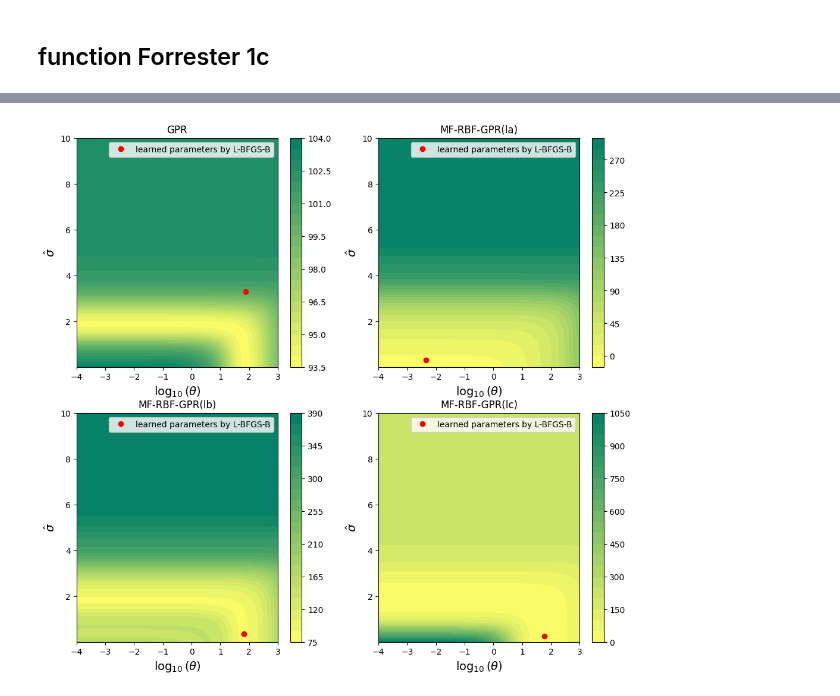
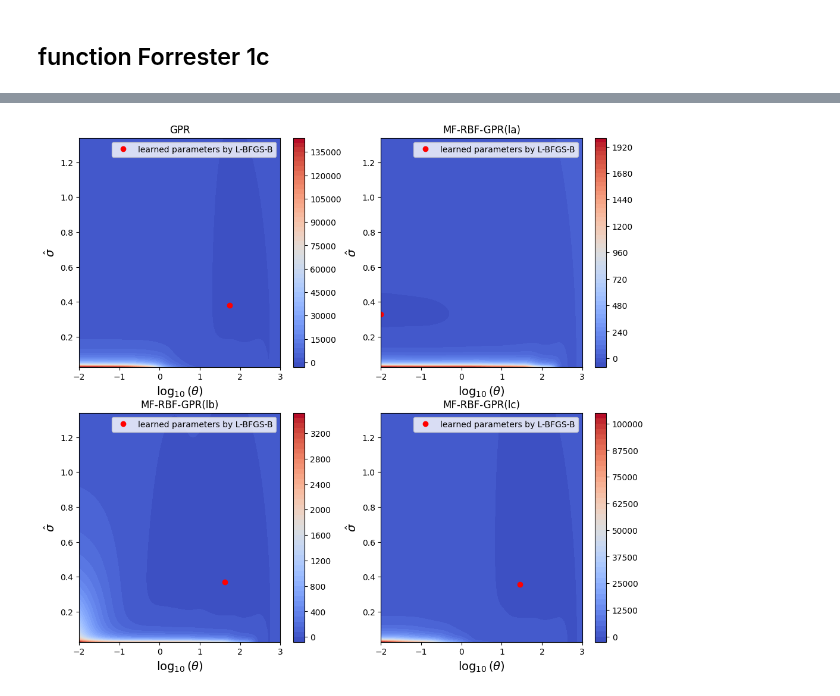
Before and after one commit to bessagroup/mfbml, a Jupyter notebook: examples/test_mfrbfgpr/landscape_of_nll.ipynb, the cells around one changed output, grey strips where cells are left out. Saved outputs shown, nothing was run; the diff lists cells and outputs as text; code cells hidden in the pictures.

Commit message:
results for noiseless

```diff
--- a/examples/test_mfrbfgpr/landscape_of_nll.ipynb
+++ b/examples/test_mfrbfgpr/landscape_of_nll.ipynb
@@ -308,4 +253,8 @@ mfrbfgp1b.train(samples=sample_x, responses=sample_y_1b)
 end_time = time.time()
 mfrbfgp1b_time = end_time - start_time
 print("mfrbfgp1b time: ", end_time - start_time)
+theta_learned_mfrbfgp1b = np.log10(mfrbfgp1b.kernel.param)
+noise_learned_mfrbfgp1b = mfrbfgp1b.noise
+print("learned theta: ", theta_learned_mfrbfgp1b)
+print("learned noise: ", noise_learned_mfrbfgp1b)
 # %% [output]
@@ -408,4 +358,8 @@ mfrbfgp1c.train(samples=sample_x, responses=sample_y_1c)
 end_time = time.time()
 mfrbfgp1c_time = end_time - start_time
 print("mfrbfgp1c time: ", end_time - start_time)
+theta_learned_mfrbfgp1c = np.log10(mfrbfgp1c.kernel.param)
+noise_learned_mfrbfgp1c = mfrbfgp1c.noise
+print("learned theta: ", theta_learned_mfrbfgp1c)
+print("learned noise: ", noise_learned_mfrbfgp1c)
 # %% [output]
@@ -484,0 +401,12 @@ mfrbfgp1c:  0.27506543186619153
+# %%
+#  generate the meshgrid for the parameters theta and noise
+mfrbfgp1c.noise = None
+theta = np.linspace(-2, 3, 100)
+noise = np.linspace(0.01, 0.5, 100)
+theta, noise = np.meshgrid(theta, noise)
+# calculate the log_likelihood
+log_likelihood1c = np.zeros(theta.shape)
+for i in range(theta.shape[0]):
+    for j in range(theta.shape[1]):
+        list_params = [theta[i, j], noise[i, j]]
+        log_likelihood1c[i, j] = mfrbfgp1c._logLikelihood(params=list_params)
@@ -487,8 +444,8 @@ mfrbfgp1c:  0.27506543186619153
 
 fig, ax = plt.subplots(2, 2, figsize=(12, 11))
 # plot the log_likelihood
-cs = ax[0, 0].contourf(theta, noise, log_likelihood_gpr,
-                       levels=20, cmap=cm.summer_r)
+cs = ax[0, 0].contourf(theta, noise*gpr.y_std, log_likelihood_gpr,
+                       levels=50, cmap=cm.coolwarm)
 ax[0, 0].plot(theta_learned_gpr, noise_learned_gpr, "ro",
               label="learned parameters by L-BFGS-B")
 ax[0, 0].legend(loc="best")
@@ -497,49 +454,49 @@ ax[0, 0].set_ylabel(r"$\hat{\sigma}$", fontsize=14)
 ax[0, 0].set_title("GPR")
 fig.colorbar(cs)
 # plot the log_likelihood
-cs = ax[0, 1].contourf(theta, noise, log_likelihood1a,
-                       levels=20, cmap=cm.summer_r)
-ax[0, 1].plot(np.log10(mfrbfgp1a.kernel.param[0]),
-              mfrbfgp1a.noise,
+cs = ax[0, 1].contourf(theta, noise*mfrbfgp1a.yh_std, log_likelihood1a,
+                       levels=50, cmap=cm.coolwarm)
+ax[0, 1].plot(theta_learned_mfrbfgp1a,
+              noise_learned_mfrbfgp1a,
               "ro",
               label="learned parameters by L-BFGS-B",
               )
 ax[0, 1].legend(loc="best")
 ax[0, 1].set_xlabel(r"$\log_{10}(\theta)$", fontsize=14)
 ax[0, 1].set_ylabel(r"$\hat{\sigma}$", fontsize=14)
 ax[0, 1].set_title("MF-RBF-GPR(la)")
 fig.colorbar(cs)
 # plot the log_likelihood
-cs = ax[1, 0].contourf(theta, noise, log_likelihood1b,
-                       levels=20, cmap=cm.summer_r)
+cs = ax[1, 0].contourf(theta, noise*mfrbfgp1b.yh_std, log_likelihood1b,
+                       levels=50, cmap=cm.coolwarm)
 ax[1, 0].plot(
-    np.log10(mfrbfgp1b.kernel.param[0]),
-    mfrbfgp1b.noise,
+    theta_learned_mfrbfgp1b,
+    noise_learned_mfrbfgp1b,
     "ro",
     label="learned parameters by L-BFGS-B",
 )
 ax[1, 0].legend(loc="best")
 ax[1, 0].set_xlabel(r"$\log_{10}(\theta)$", fontsize=14)
 ax[1, 0].set_ylabel(r"$\hat{\sigma}$", fontsize=14)
 ax[1, 0].set_title("MF-RBF-GPR(lb)")
 fig.colorbar(cs)
 # plot the log_likelihood
-cs = ax[1, 1].contourf(theta, noise, log_likelihood1c,
-                       levels=20, cmap=cm.summer_r)
+cs = ax[1, 1].contourf(theta, noise*mfrbfgp1c.yh_std, log_likelihood1c,
+                       levels=50, cmap=cm.coolwarm)
 ax[1, 1].plot(
-    np.log10(mfrbfgp1c.kernel.param[0]),
-    mfrbfgp1c.noise,
+    theta_learned_mfrbfgp1c,
+    noise_learned_mfrbfgp1c,
     "ro",
     label="learned parameters by L-BFGS-B",
 )
 ax[1, 1].legend(loc="best")
 ax[1, 1].set_xlabel(r"$\log_{10}(\theta)$", fontsize=14)
 ax[1, 1].set_ylabel(r"$\hat{\sigma}$", fontsize=14)
 ax[1, 1].set_title("MF-RBF-GPR(lc)")
 fig.colorbar(cs)
 plt.savefig("neg_log_likelihood_comparison.png", dpi=300, bbox_inches="tight")
 plt.savefig("neg_log_likelihood_comparison.svg", dpi=300, bbox_inches="tight")
 plt.savefig("neg_log_likelihood_comparison.pdf", dpi=300, bbox_inches="tight")
 plt.show()
 # %% [output]
-[figure, old version]
+[figure, new version]
```
Also changed, not shown: parts of 33 cells of this notebook, 24 other files.
